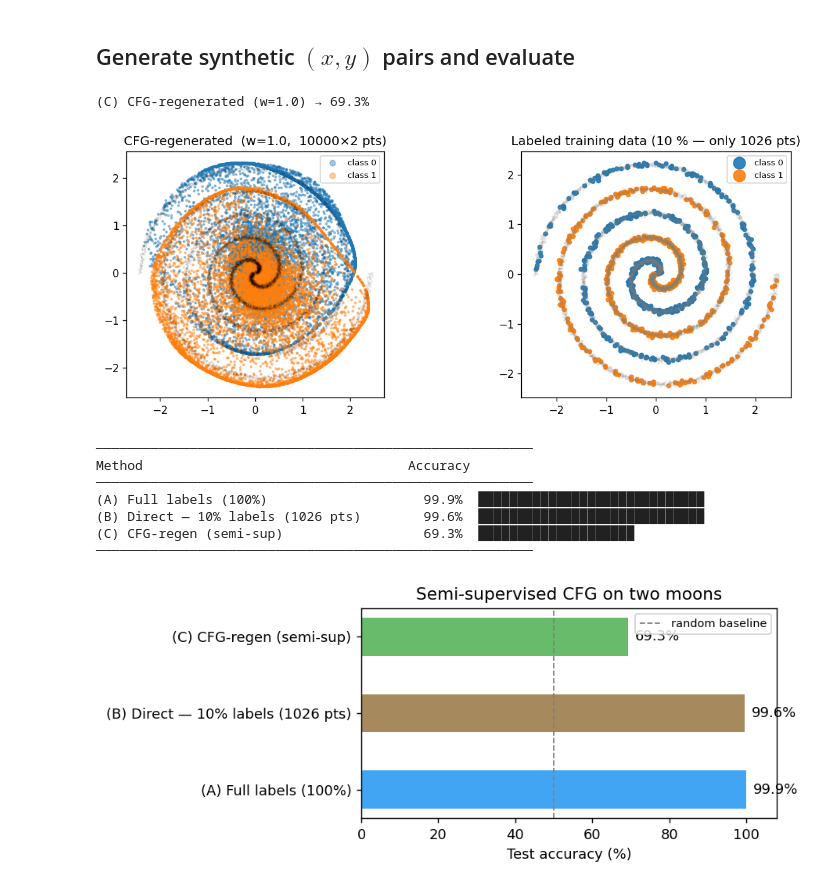
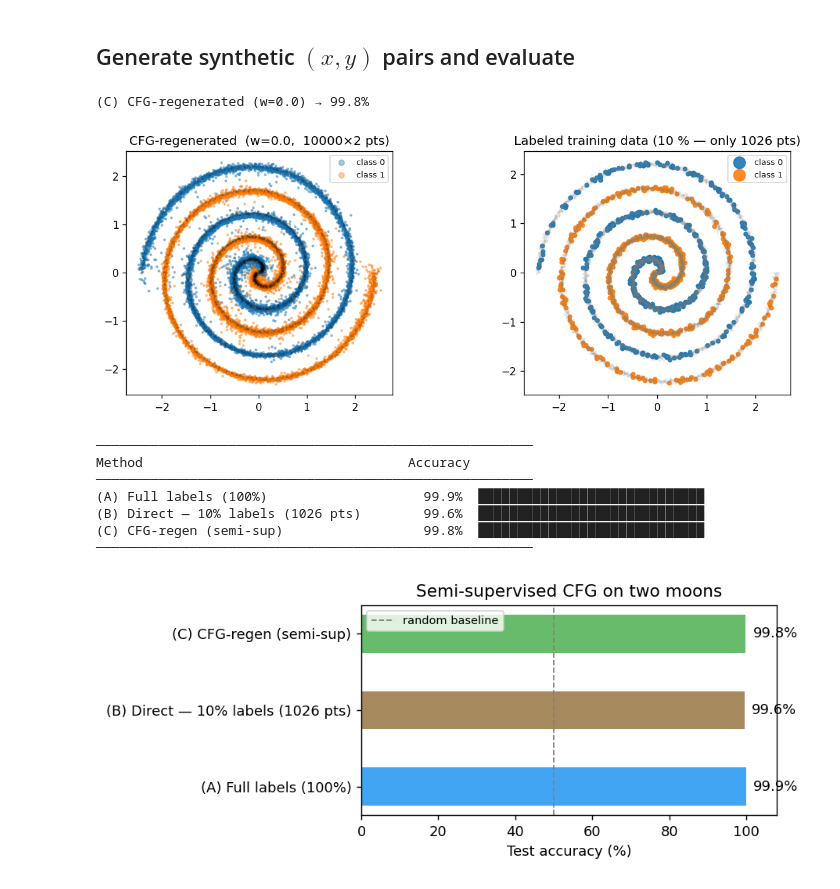
Before and after one commit to etienne87/diffusion_tutorials, a Jupyter notebook: notebooks/semi_supervised_with_cfg.ipynb, the cells around one changed output. Cells and saved outputs as stored; diff of their text form; code cells hidden in the pictures.

```diff
--- a/notebooks/semi_supervised_with_cfg.ipynb
+++ b/notebooks/semi_supervised_with_cfg.ipynb
@@ -344,7 +344,7 @@ Loaded cfg_full_spirals_xpred from checkpoints/cfg_full_spirals_xpred.pt
 # null branch heavily, so set p_uncond low (or 0) here.
 semi_model = CondMLP(num_in=2, hidden=64, n_classes=N_CLASSES, time_dim=32, cond_dim=32,
                      n_residual=4, x_prediction=True)
-semi_step  = make_semi_train_step(p_uncond=0.0, null_idx=semi_model.null_idx,
+semi_step  = make_semi_train_step(p_uncond=0.5, null_idx=semi_model.null_idx,
                                   label_mask_vec=label_mask_dev)
 
 # load=False while iterating on this cell, otherwise stale checkpoint weights
@@ -353,7 +353,7 @@ semi_losses = load_or_train(
     semi_model, name="cfg_semi_spirals_xpred", train_step=semi_step,
     data=pool_x, niter=30000, lr=1e-3,
     ckpt_dir="checkpoints", batch_size=1024,
-    load=False, save=True,
+    load=True, save=True,
 )
 
 with sns.axes_style("darkgrid"):
@@ -368,7 +368,7 @@ N_GEN_SEMI_VIS = 10000
 W_SEMI_VIS     = 0.0
 
 labels_semi_vis = torch.arange(N_CLASSES).repeat_interleave(N_GEN_SEMI_VIS)
-gen_semi_x      = sample_cfg(semi_model, labels_semi_vis, w=W_SEMI_VIS, n_steps=150)
+gen_semi_x      = sample_cfg(semi_model, labels_semi_vis, w=W_SEMI_VIS, n_steps=15)
 
 fig, axes = plt.subplots(1, 2, figsize=(11, 4), dpi=120)
 
@@ -396,11 +570,11 @@ KeyboardInterrupt:
 ## Generate synthetic $(x, y)$ pairs and evaluate
 # %%
 N_GEN_PER_CLASS = 10000
-W_GEN        = 1.0    # mild guidance sharpens the boundary
-SNAP_TO_DATA = False   # replace each generated point with its nearest pool neighbour
+W_GEN        = 0.0    # mild guidance sharpens the boundary
+SNAP_TO_DATA = 0   # replace each generated point with its nearest pool neighbour
 
 labels_gen = torch.arange(N_CLASSES).repeat_interleave(N_GEN_PER_CLASS)
-gen_x_raw  = sample_cfg(semi_model, labels_gen, w=W_GEN, n_steps=200)
+gen_x_raw  = sample_cfg(full_model, labels_gen, w=W_GEN, n_steps=50)
 
 def snap_to_pool(gen_x, pool_x, chunk=500):
     """Replace each generated point with its nearest neighbour in pool_x.
@@ -448,40 +622,40 @@ plt.show()
 
 # ── Accuracy comparison ───────────────────────────────────────────────────────
 results = {
     "(A) Full labels (100%)": acc_full,
     f"(B) Direct — {LABEL_KEEP_FRAC*100:.0f}% labels ({n_labeled} pts)": acc_direct,
     f"(C) CFG-regen{snap_tag} (semi-sup)": acc_regen,
 }
 
 print("\n" + "─" * 56)
 print(f"{'Method':<38s}  {'Accuracy':>8s}")
 print("─" * 56)
 for name, acc in results.items():
     bar = "█" * int(acc * 30)
     print(f"{name:<38s}  {acc*100:6.1f}%  {bar}")
 print("─" * 56)
 
 fig, ax = plt.subplots(figsize=(7, 3), dpi=130)
 names  = list(results.keys())
 vals   = [v * 100 for v in results.values()]
 colors = ['#2196F3', "#977440", '#4CAF50']
 bars   = ax.barh(names, vals, color=colors, alpha=0.85, height=0.5)
 ax.bar_label(bars, fmt='%.1f%%', padding=5)
 ax.set_xlim(0, 108)
 ax.axvline(50, color='gray', lw=1, ls='--', label='random baseline')
 ax.set_xlabel('Test accuracy (%)')
 ax.set_title('Semi-supervised CFG on two moons')
 ax.legend(fontsize=8)
 plt.tight_layout()
 plt.show()
 # %% [output]
-(C) CFG-regenerated (w=1.0) → 69.3%
+(C) CFG-regenerated (w=0.0) → 99.8%
-[figure, old version]
+[figure, new version]
 ────────────────────────────────────────────────────────
 Method                                  Accuracy
 ────────────────────────────────────────────────────────
 (A) Full labels (100%)                    99.9%  █████████████████████████████
 (B) Direct — 10% labels (1026 pts)        99.6%  █████████████████████████████
-(C) CFG-regen (semi-sup)                  69.3%  ████████████████████
+(C) CFG-regen (semi-sup)                  99.8%  █████████████████████████████
 ────────────────────────────────────────────────────────
-[figure, old version]
+[figure, new version]
```
Also changed, not shown: parts of 4 cells of this notebook, 1 other file.
